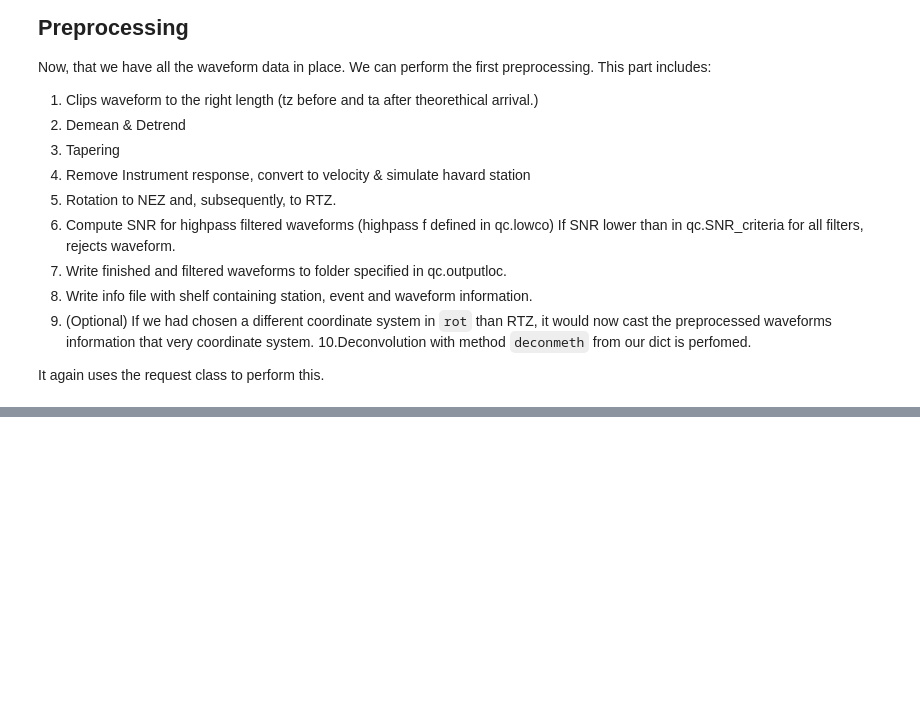
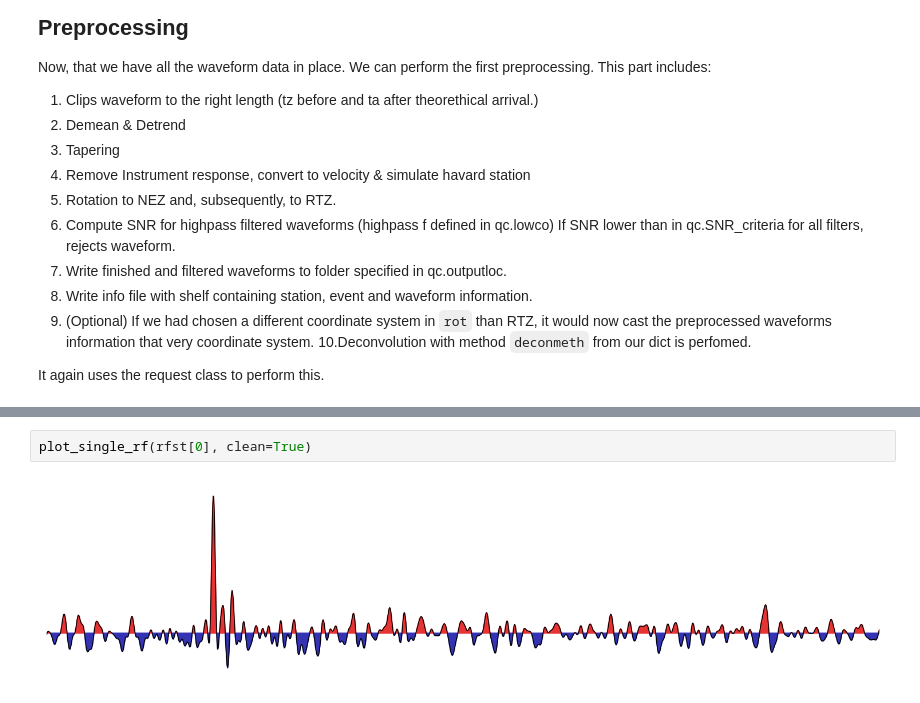
Before and after one commit to PyGLImER/PyGLImER, a Jupyter notebook: examples/00_DataCollection.ipynb, the cells around one changed output, grey strips where cells are left out. Saved outputs shown, nothing was run; the diff lists cells and outputs as text; blank space fills up the shorter version.

```diff
--- a/examples/00_DataCollection.ipynb
+++ b/examples/00_DataCollection.ipynb
@@ -306,0 +309,4 @@ rfst.plot()
+# %%
+plot_single_rf(rfst[0], clean=True)
+# %% [output]
+[figure, added]
```
Also changed, not shown: parts of 17 cells of this notebook, 3 other files.
